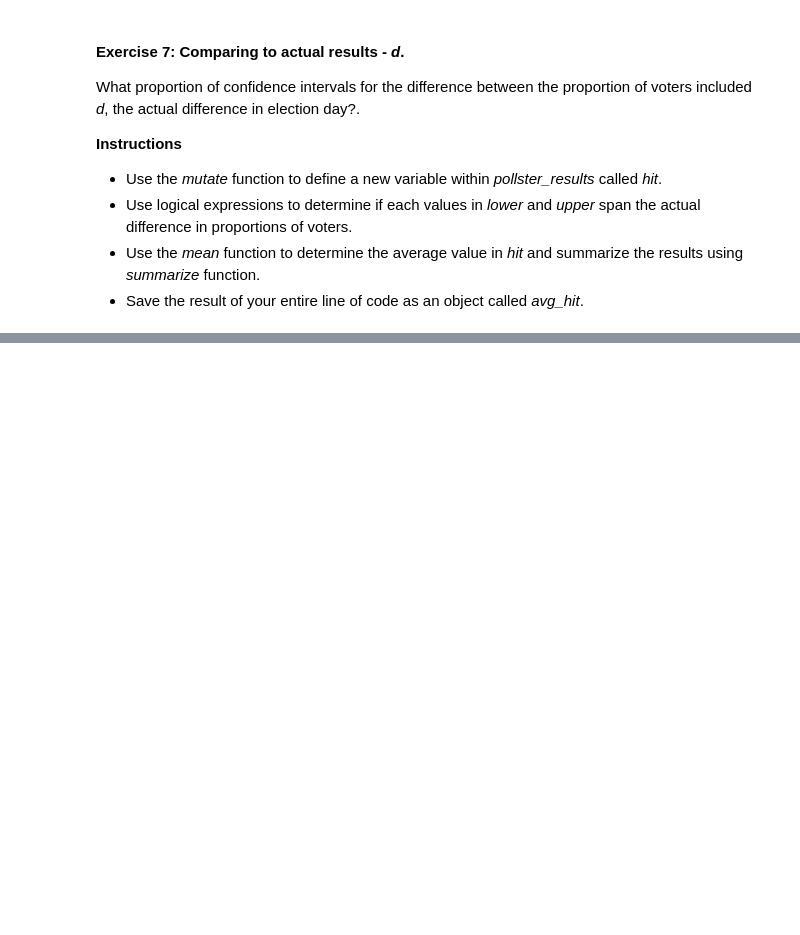
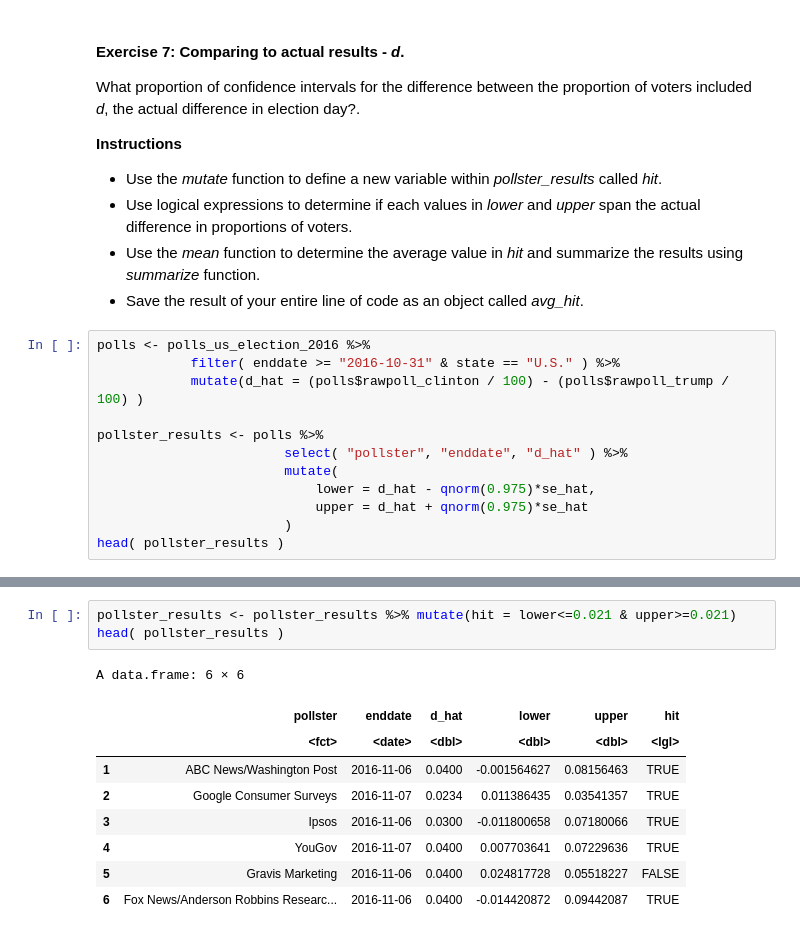
Before and after one commit to benitojpc/data-science-infering-modeling, a Jupyter notebook: Inference-Modeling.ipynb, the cells around one changed output, grey strips where cells are left out. Drawn from its saved outputs; the diff is of its cells as text; blank space fills up the shorter version.

```diff
--- a/Inference-Modeling.ipynb
+++ b/Inference-Modeling.ipynb
@@ -1613,3 +1613,15 @@ What proportion of confidence intervals for the difference between the proportio
 * Use logical expressions to determine if each values in *lower* and *upper* span the actual difference in proportions of voters.
 * Use the *mean* function to determine the average value in *hit* and summarize the results using *summarize* function.
 * Save the result of your entire line of code as an object called *avg_hit*.
+# %%
+polls <- polls_us_election_2016 %>%
+            filter( enddate >= "2016-10-31" & state == "U.S." ) %>%
+            mutate(d_hat = (polls$rawpoll_clinton / 100) - (polls$rawpoll_trump / 100) )
+
+pollster_results <- polls %>%
+                        select( "pollster", "enddate", "d_hat" ) %>%
+                        mutate(
+                            lower = d_hat - qnorm(0.975)*se_hat,
+                            upper = d_hat + qnorm(0.975)*se_hat
+                        )
+head( pollster_results )
@@ -1615,0 +1644,13 @@ What proportion of confidence intervals for the difference between the proportio
+# %%
+pollster_results <- pollster_results %>% mutate(hit = lower<=0.021 & upper>=0.021)
+head( pollster_results )
+# %% [output]
+A data.frame: 6 × 6
+|  | pollster | enddate | d_hat | lower | upper | hit |
+|  | <fct> | <date> | <dbl> | <dbl> | <dbl> | <lgl> |
+| 1 | ABC News/Washington Post | 2016-11-06 | 0.0400 | -0.001564627 | 0.08156463 | TRUE |
+| 2 | Google Consumer Surveys | 2016-11-07 | 0.0234 | 0.011386435 | 0.03541357 | TRUE |
+| 3 | Ipsos | 2016-11-06 | 0.0300 | -0.011800658 | 0.07180066 | TRUE |
+| 4 | YouGov | 2016-11-07 | 0.0400 | 0.007703641 | 0.07229636 | TRUE |
+| 5 | Gravis Marketing | 2016-11-06 | 0.0400 | 0.024817728 | 0.05518227 | FALSE |
+| 6 | Fox News/Anderson Robbins Researc... | 2016-11-06 | 0.0400 | -0.014420872 | 0.09442087 | TRUE |
```
Also changed, not shown: parts of 3 cells of this notebook.
